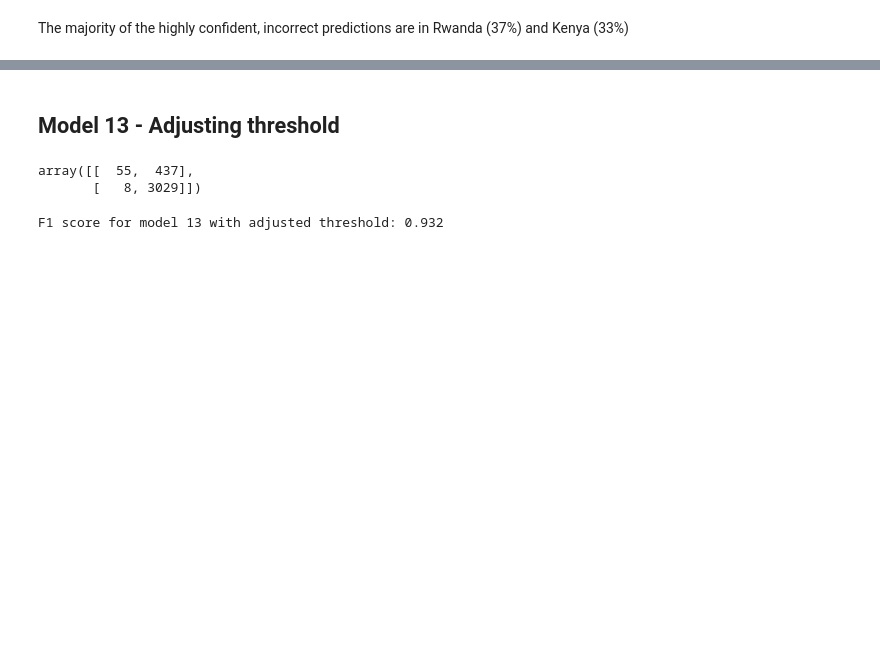
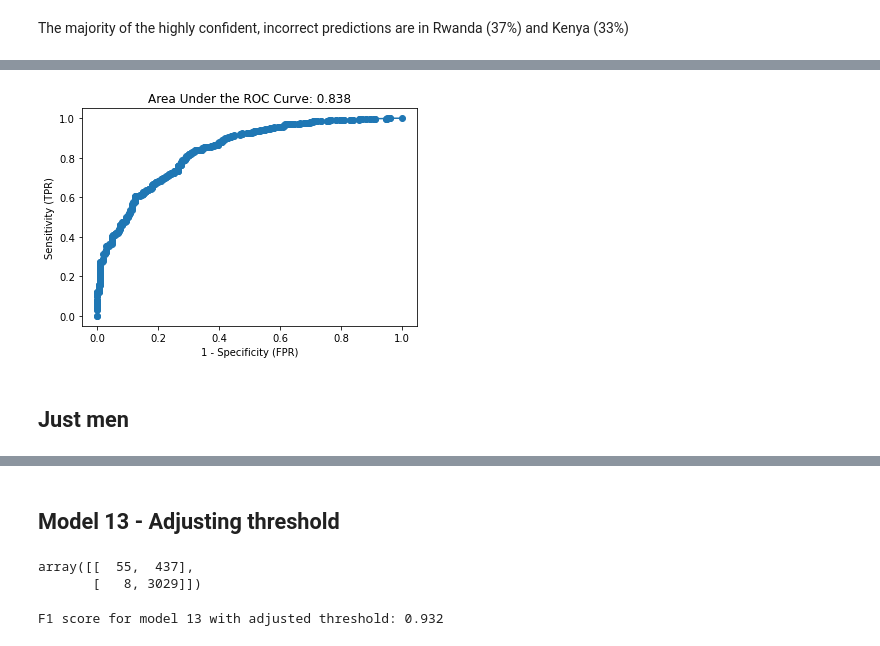
Before and after one commit to tawney-kirkland/03-mcnulty, a Jupyter notebook: data-processing_logreg-swap.ipynb, the cells around one changed output, grey strips where cells are left out. Cells and saved outputs as stored; diff of their text form; code cells hidden in the pictures; blank space fills up the shorter version.

```diff
--- a/data-processing_logreg-swap.ipynb
+++ b/data-processing_logreg-swap.ipynb
@@ -1090,0 +960,21 @@ The majority of the highly confident, incorrect predictions are in Rwanda (37%)
+# %%
+x_train_14 = x_train_13[x_train_13['is_male']==0]
+
+df_val_14 = df_val_13[df_val_13['is_male']==0]
+
+x_train_14 = x_train_14.drop(columns='is_male',axis=1)
+df_val_14 = df_val_14.drop(columns='is_male',axis=1)
+
+features14 = ['age_of_respondent','household_size', 'is_urban', 'cellphone',
+       'county_Rwanda', 'county_Tanzania', 'county_Uganda',
+       'relationship_with_head_Head of Household',
+       'relationship_with_head_Parent', 'relationship_with_head_Spouse',
+       'marital_status_Married/Living together',
+       'marital_status_Single/Never Married', 'marital_status_Widowed',
+       'education_level_Secondary education',
+       'education_level_Tertiary education',
+       'education_level_Vocational/Specialised training',
+       'job_type_Formally employed Government',
+       'job_type_Formally employed Private', 'job_type_Government Dependent',
+       'job_type_Informally employed', 'job_type_No Income',
+       'job_type_Remittance Dependent']
@@ -1090,0 +1003,7 @@ The majority of the highly confident, incorrect predictions are in Rwanda (37%)
+# %%
+lm_14 = LogisticRegression()
+lm_14.fit(x_train_14[features14], x_train_14['no_acc'])
+
+preds14 = lm_14.predict(df_val_14[features14])
+print('Accuracy of logistic regression classifier on val set: {:.3f}'.format(lm_14.score(
+    df_val_14[features14], df_val_14['no_acc'])))
@@ -1090,0 +1036,12 @@ The majority of the highly confident, incorrect predictions are in Rwanda (37%)
+# %%
+df_val_14['proba_bank'] = lm_14.predict_proba(df_val_14[features14])[:, 1]
+
+fpr14, tpr14, thresholds14 = roc_curve(df_val_14['no_acc'],
+                                 df_val_14['proba_bank'])
+# %%
+plot_roc(df_val_14['no_acc'], df_val_14['proba_bank'],fpr14,tpr14)
+#plt.savefig("roc13.svg")
+# %% [output]
+[figure, added]
+# %% [markdown]
+## Just men
```
Also changed, not shown: parts of 60 cells of this notebook.
